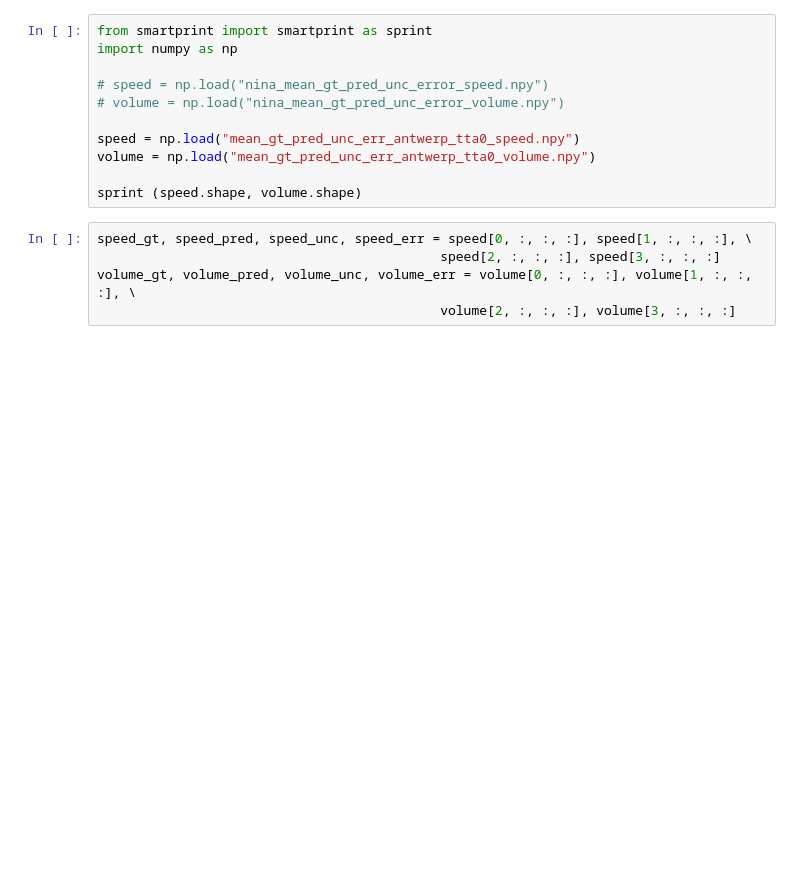
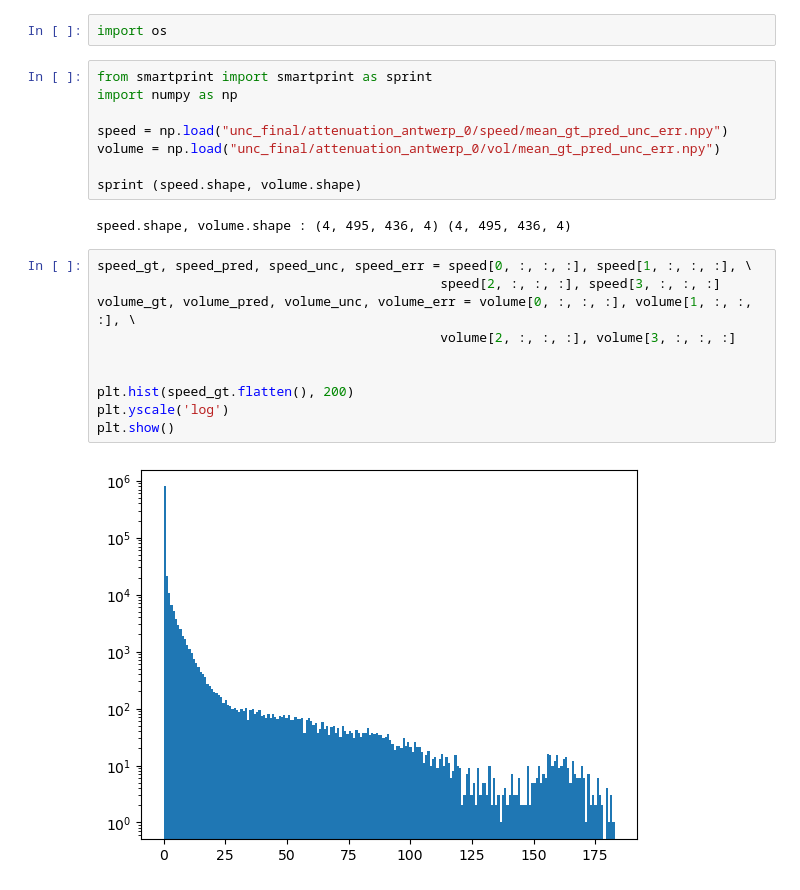
Before and after one commit to abcnishant007/traffic4cast-uncertainty, a Jupyter notebook: plotting/reproducing_ninas_results.ipynb, the cells around one changed output. Drawn from its saved outputs; the diff is of its cells as text; blank space fills up the shorter version.

```diff
--- a/plotting/reproducing_ninas_results.ipynb
+++ b/plotting/reproducing_ninas_results.ipynb
@@ -3,17 +5,25 @@
+# %%
+import os
 # %%
 from smartprint import smartprint as sprint
 import numpy as np
 
-# speed = np.load("nina_mean_gt_pred_unc_error_speed.npy")
-# volume = np.load("nina_mean_gt_pred_unc_error_volume.npy")
-
-speed = np.load("mean_gt_pred_unc_err_antwerp_tta0_speed.npy")
-volume = np.load("mean_gt_pred_unc_err_antwerp_tta0_volume.npy")
+speed = np.load("unc_final/attenuation_antwerp_0/speed/mean_gt_pred_unc_err.npy")
+volume = np.load("unc_final/attenuation_antwerp_0/vol/mean_gt_pred_unc_err.npy")
 
 sprint (speed.shape, volume.shape)
+# %% [output]
+speed.shape, volume.shape : (4, 495, 436, 4) (4, 495, 436, 4)
 # %%
 speed_gt, speed_pred, speed_unc, speed_err = speed[0, :, :, :], speed[1, :, :, :], \
                                             speed[2, :, :, :], speed[3, :, :, :]
 volume_gt, volume_pred, volume_unc, volume_err = volume[0, :, :, :], volume[1, :, :, :], \
                                             volume[2, :, :, :], volume[3, :, :, :]
+
+
+plt.hist(speed_gt.flatten(), 200)
+plt.yscale('log')
+plt.show()
+# %% [output]
+[figure, added]
 # %%
```
Also changed, not shown: parts of 11 cells of this notebook.
